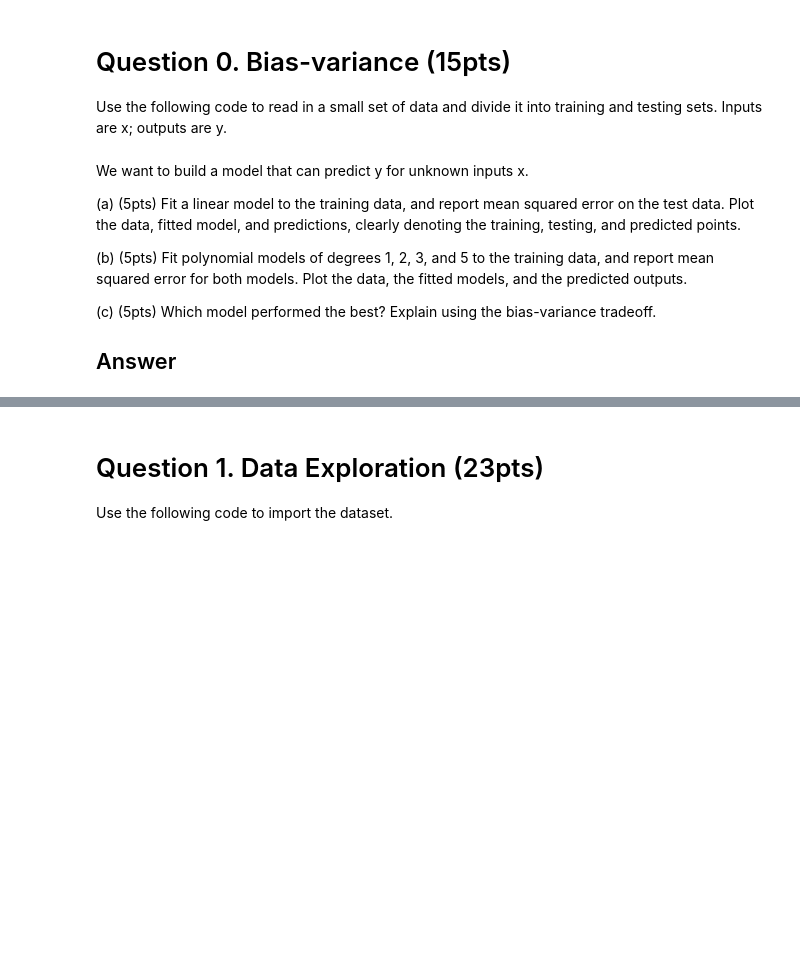
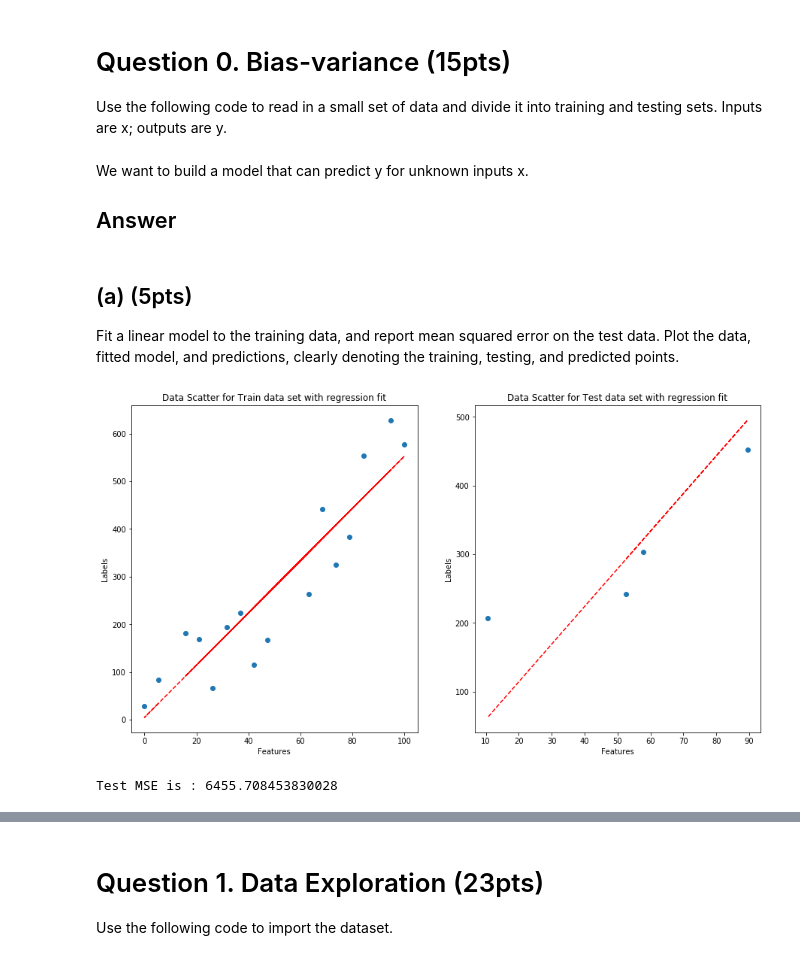
Before and after one commit to jsigee87/data_science_principles, a Jupyter notebook: hw_2/HW2.ipynb, the cells around one changed output, grey strips where cells are left out. Drawn from its saved outputs; the diff is of its cells as text; code cells hidden in the pictures; blank space fills up the shorter version.

```diff
--- a/hw_2/HW2.ipynb
+++ b/hw_2/HW2.ipynb
@@ -21,13 +27,15 @@ y_train = data_train[:,1].reshape(-1, 1)
 data_test = np.genfromtxt('data_q0_test.csv', delimiter=',')
 x_test = data_test[:,0].reshape(-1, 1)
 y_test = data_test[:,1].reshape(-1, 1)
+# %% [markdown]
+We want to build a model that can predict y for unknown inputs x.
+
+## Answer
 # %% [markdown]
-We want to build a model that can predict y for unknown inputs x.
-
-(a) (5pts) Fit a linear model to the training data, and report mean squared error on the test data. Plot the data, fitted model, and predictions, clearly denoting the training, testing, and predicted points.
-
-(b) (5pts) Fit polynomial models of degrees 1, 2, 3, and 5 to the training data, and report mean squared error for both models. Plot the data, the fitted models, and the predicted outputs.
-
-(c) (5pts) Which model performed the best? Explain using the bias-variance tradeoff.
-
-## Answer
+## (a) (5pts)
+Fit a linear model to the training data, and report mean squared error on the test data. Plot the data, fitted model, and predictions, clearly denoting the training, testing, and predicted points.
+# %%
+from sklearn.linear_model import LinearRegression
+
+model = LinearRegression()
+_ = model.fit(x_train,y_train)
@@ -33,0 +44,22 @@ We want to build a model that can predict y for unknown inputs x.
+# %%
+plt.subplot(121)
+plt.scatter(x_train,y_train)
+plt.title("Data Scatter for Train data set with regression fit")
+plt.xlabel("Features")
+_ = plt.ylabel("Labels")
+_ = plt.plot(x_train,  model.predict(x_train), "r--")
+
+plt.subplot(122)
+plt.scatter(x_test,y_test)
+plt.title("Data Scatter for Test data set with regression fit")
+plt.xlabel("Features")
+_ = plt.ylabel("Labels")
+_ = plt.plot(x_test,  model.predict(x_test), "r--")
+# %% [output]
+[figure, added]
+# %%
+from sklearn.metrics import mean_squared_error
+mse = mean_squared_error(y_test, predict)
+print("Test MSE is : {}".format(mse))
+# %% [output]
+Test MSE is : 6455.708453830028
```
Also changed, not shown: parts of 21 cells of this notebook.
